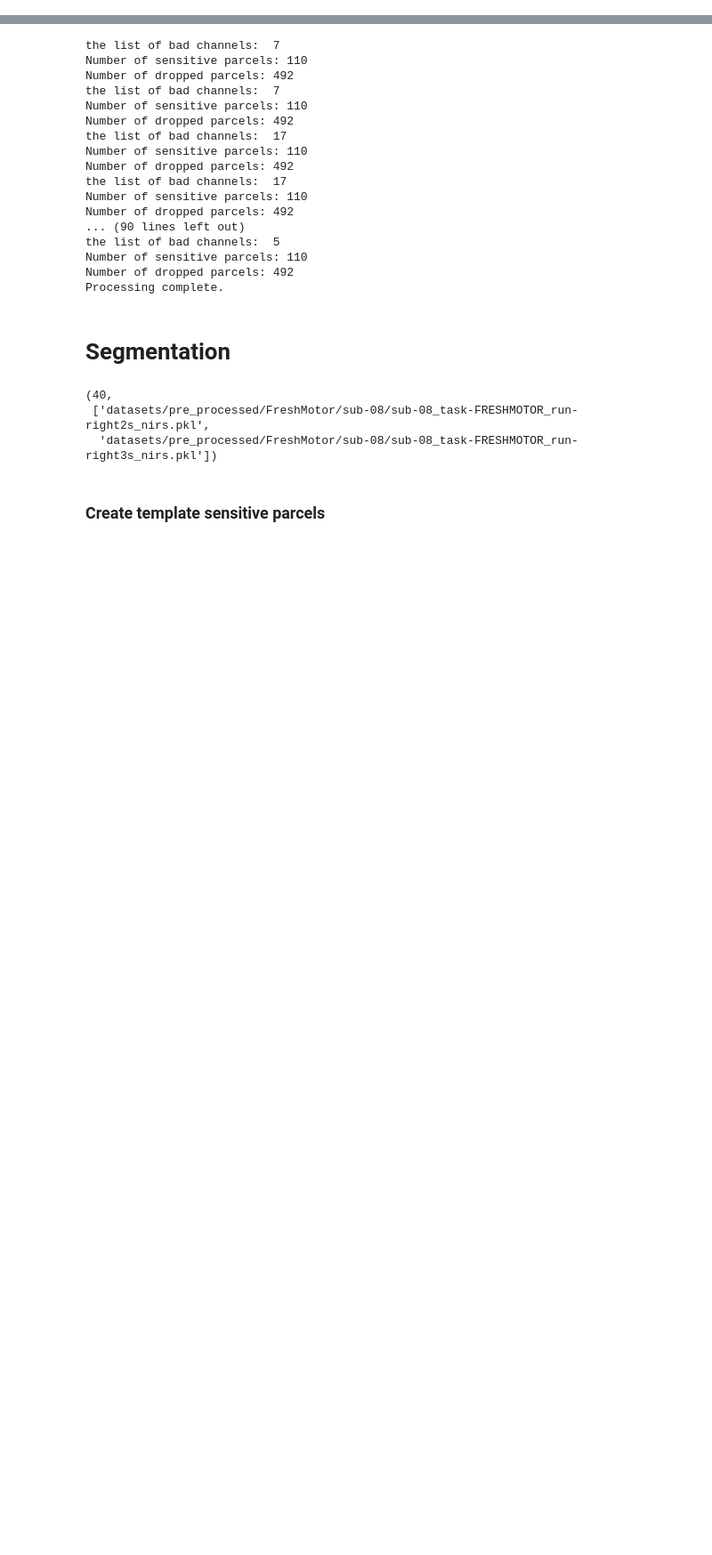
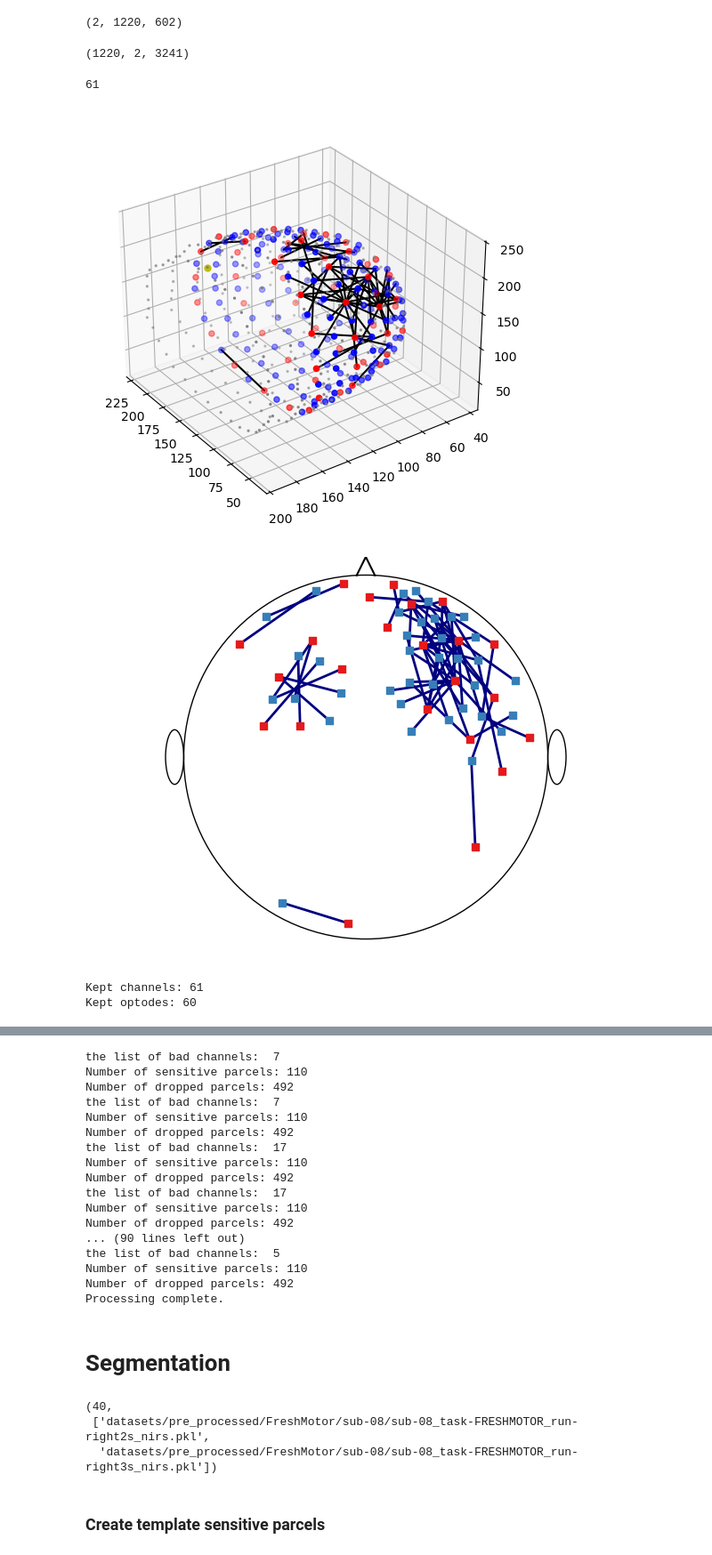
Before and after one commit to orabe/fNIRS_SparseToDense, a Jupyter notebook: notebooks/image_space_processing_segments_V2.ipynb, the cells around one changed output, grey strips where cells are left out. Shown at 89% size. Cells and saved outputs as stored; diff of their text form; code cells hidden in the pictures; blank space fills up the shorter version.

```diff
--- a/notebooks/image_space_processing_segments_V2.ipynb
+++ b/notebooks/image_space_processing_segments_V2.ipynb
@@ -307,0 +390,49 @@ total simulated energy: 100000000.00    absorbed: 65.33148%
+# %%
+parcel_dOD.shape
+# %% [output]
+(2, 1220, 602)
+# %%
+rec['amp'].shape
+# %% [output]
+(1220, 2, 3241)
+# %%
+# parcel_dOD dims: (wavelength, channel, parcel)
+
+# reduce sensitivity across wavelength and parcel
+w = np.abs(parcel_dOD).max("wavelength").max("parcel")
+
+# keep top 10% sensitivity channels
+keep_ch = w > w.quantile(0.95)
+keep_channels = w.channel.values[keep_ch]
+
+
+len(keep_channels)
+# %% [output]
+61
+# %%
+# plot after subsetting channels
+
+rec_sub = copy.deepcopy(rec)
+rec_sub['amp'] = rec['amp'].sel(channel=keep_channels)
+
+plot_montage3D(rec_sub['amp'], rec_sub.geo3d)
+
+
+fig, ax = plt.subplots(1, 1)
+
+cedalion.vis.anatomy.scalp_plot(
+    rec_sub['amp'],
+    geo3d_snapped_ijk,
+    np.ones(rec_sub['amp'].channel.size),
+    ax,
+    cmap="jet",
+    title="",
+    vmin=1,
+    vmax=1,
+    cb_label="",
+    add_colorbar=False,
+)
+plt.tight_layout()
+# %% [output]
+[figure, added]
+[figure, added]
@@ -307,0 +444,11 @@ total simulated energy: 100000000.00    absorbed: 65.33148%
+# %%
+# 4) build mask for amp (channels)
+mask = rec_sub['amp'].channel.isin(keep_channels)
+rec_sub['amp'] = rec_sub['amp'].sel(channel=mask)
+
+
+print("Kept channels:", len(keep_channels))
+print("Kept optodes:", len(keep_optodes))
+# %% [output]
+Kept channels: 61
+Kept optodes: 60
```
Also changed, not shown: parts of 13 cells of this notebook.
